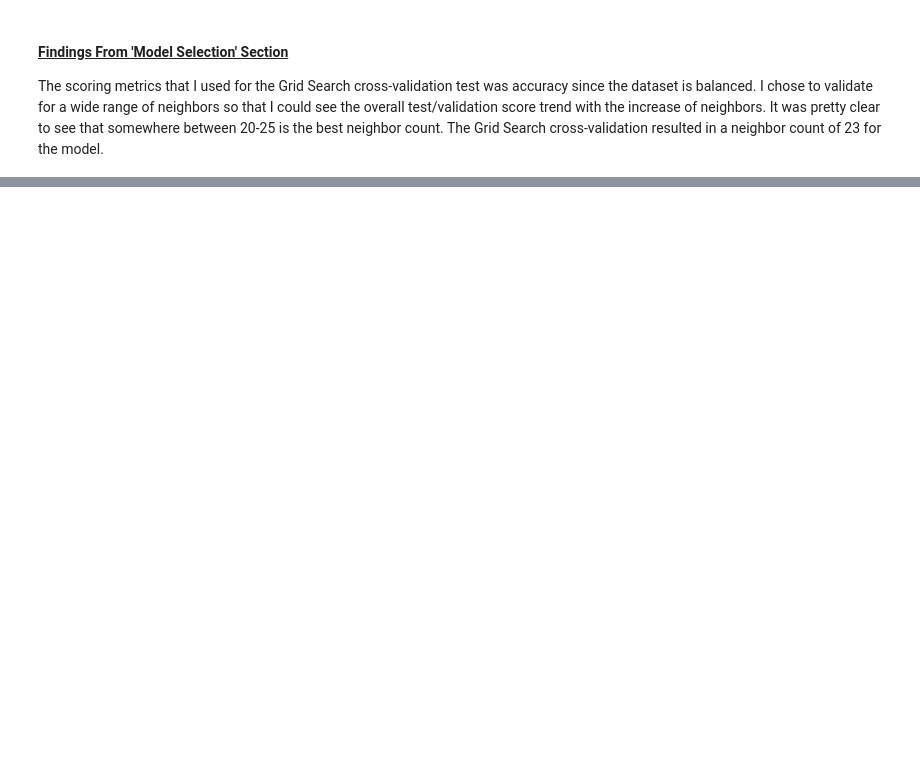
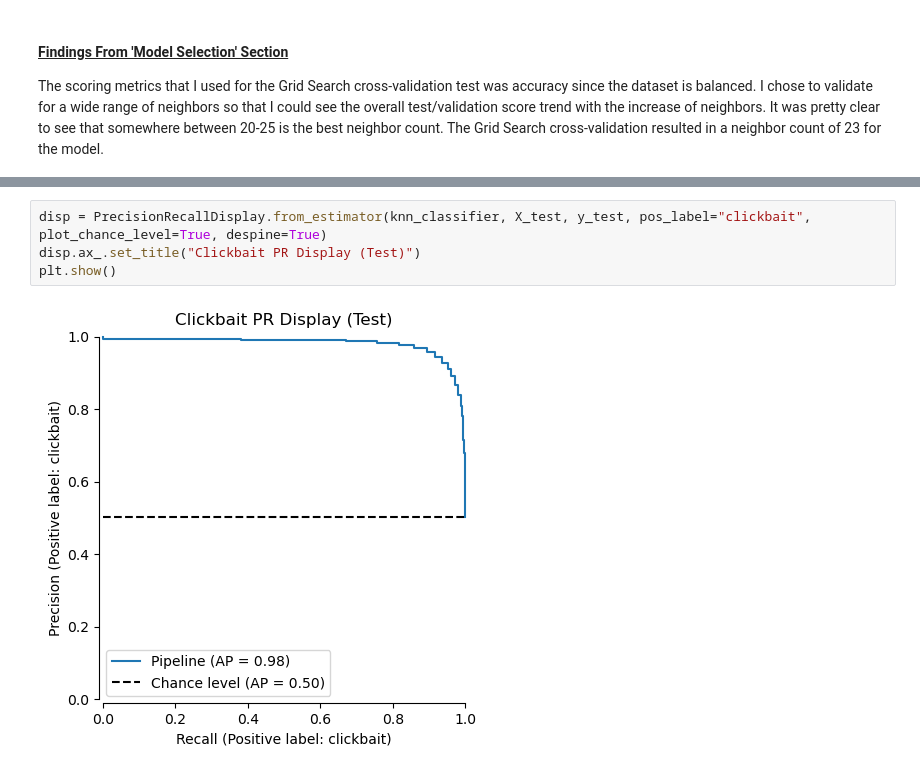
Before and after one commit to J-M-Bell/ClickbaitClassifierModel, a Jupyter notebook: KNNTest.ipynb, the cells around one changed output, grey strips where cells are left out. Drawn from its saved outputs; the diff is of its cells as text; blank space fills up the shorter version.

```diff
--- a/KNNTest.ipynb
+++ b/KNNTest.ipynb
@@ -298,3 +338,9 @@ ConfusionMatrixDisplay.from_predictions(y_test, knn_test_predictions)
 # %% [output]
 <sklearn.metrics._plot.confusion_matrix.ConfusionMatrixDisplay at 0x...>
 [figure]
+# %%
+disp = PrecisionRecallDisplay.from_estimator(knn_classifier, X_test, y_test, pos_label="clickbait", plot_chance_level=True, despine=True)
+disp.ax_.set_title("Clickbait PR Display (Test)")
+plt.show()
+# %% [output]
+[figure, added]
```
Also changed, not shown: parts of 26 cells of this notebook.
